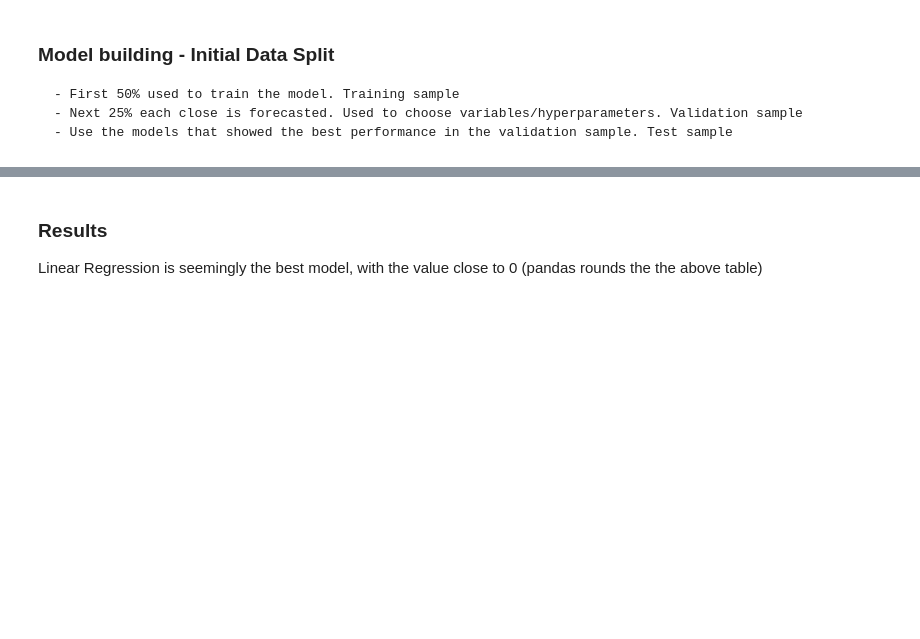
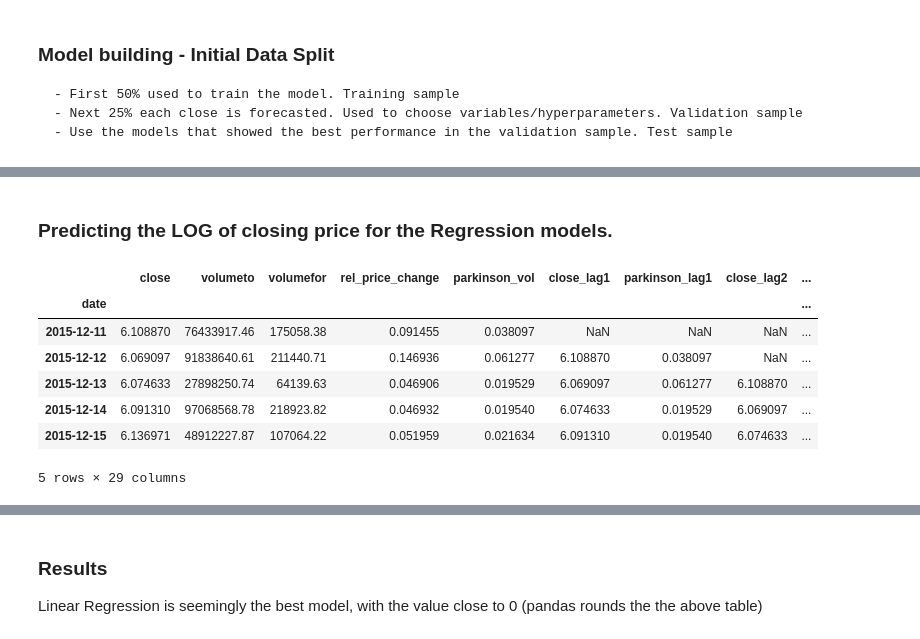
Before and after one commit to IanLDias/algo-trading, a Jupyter notebook: research_papers/ML_approaches _to_crypto.ipynb, the cells around one changed output, grey strips where cells are left out. Saved outputs shown, nothing was run; the diff lists cells and outputs as text; code cells hidden in the pictures; blank space fills up the shorter version.

```diff
--- a/research_papers/ML approaches to crypto.ipynb
+++ b/research_papers/ML_approaches _to_crypto.ipynb
@@ -332,6 +343,22 @@ class model_pipeline:
         reg_errors = [MAE(y_valid, y_pred), MSE(y_valid, y_pred)]
 
         return clf_errors, reg_errors
+# %% [markdown]
+### Predicting the LOG of closing price for the Regression models.
+# %%
+# Outcome variable (y) is 'close'
+# The remaining are the regressors
+# The model pipeline removes the NA's, as they're a result of lag shifts
+btc.head()
+# %% [output]
+|  | close | volumeto | volumefor | rel_price_change | parkinson_vol | close_lag1 | parkinson_lag1 | close_lag2 | ... |
+| date |  |  |  |  |  |  |  |  | ... |
+| 2015-12-11 | 6.108870 | 76433917.46 | 175058.38 | 0.091455 | 0.038097 | NaN | NaN | NaN | ... |
+| 2015-12-12 | 6.069097 | 91838640.61 | 211440.71 | 0.146936 | 0.061277 | 6.108870 | 0.038097 | NaN | ... |
+| 2015-12-13 | 6.074633 | 27898250.74 | 64139.63 | 0.046906 | 0.019529 | 6.069097 | 0.061277 | 6.108870 | ... |
+| 2015-12-14 | 6.091310 | 97068568.78 | 218923.82 | 0.046932 | 0.019540 | 6.074633 | 0.019529 | 6.069097 | ... |
+| 2015-12-15 | 6.136971 | 48912227.87 | 107064.22 | 0.051959 | 0.021634 | 6.091310 | 0.019540 | 6.074633 | ... |
+5 rows × 29 columns
 # %%
 #---- Bitcoin ----
 test_1 = model_pipeline(btc)
```
Also changed, not shown: parts of 10 cells of this notebook.
